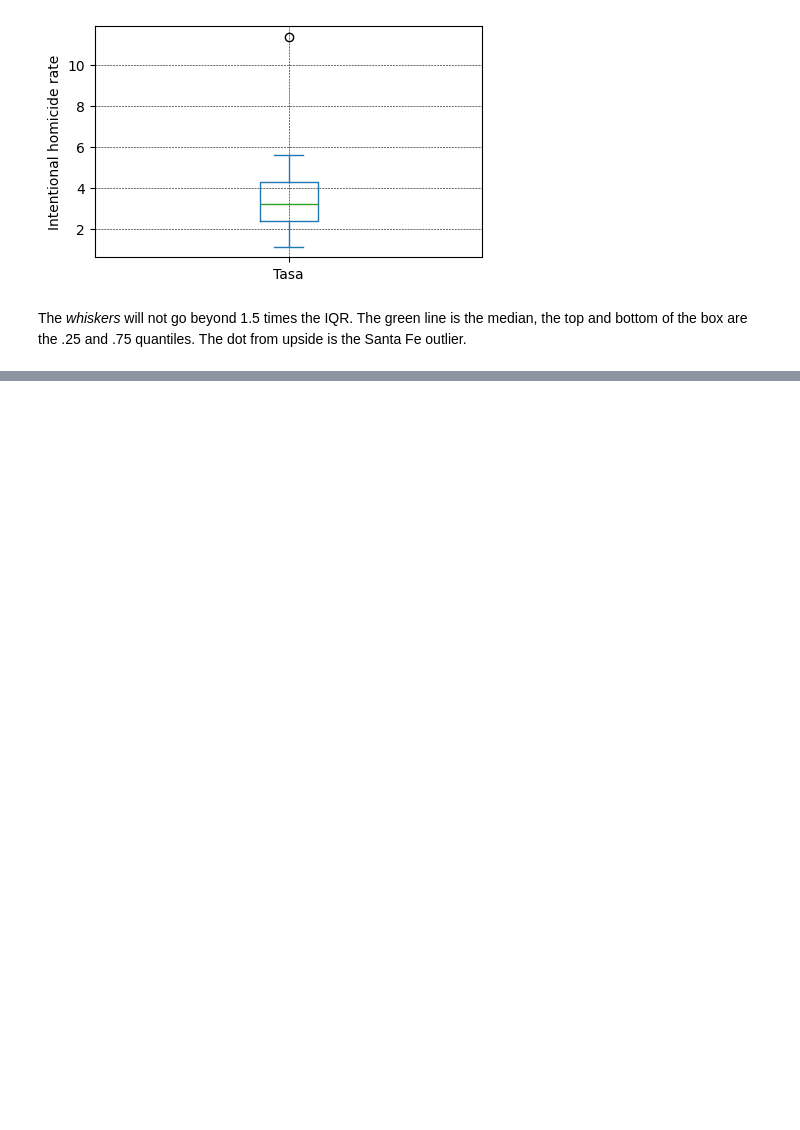
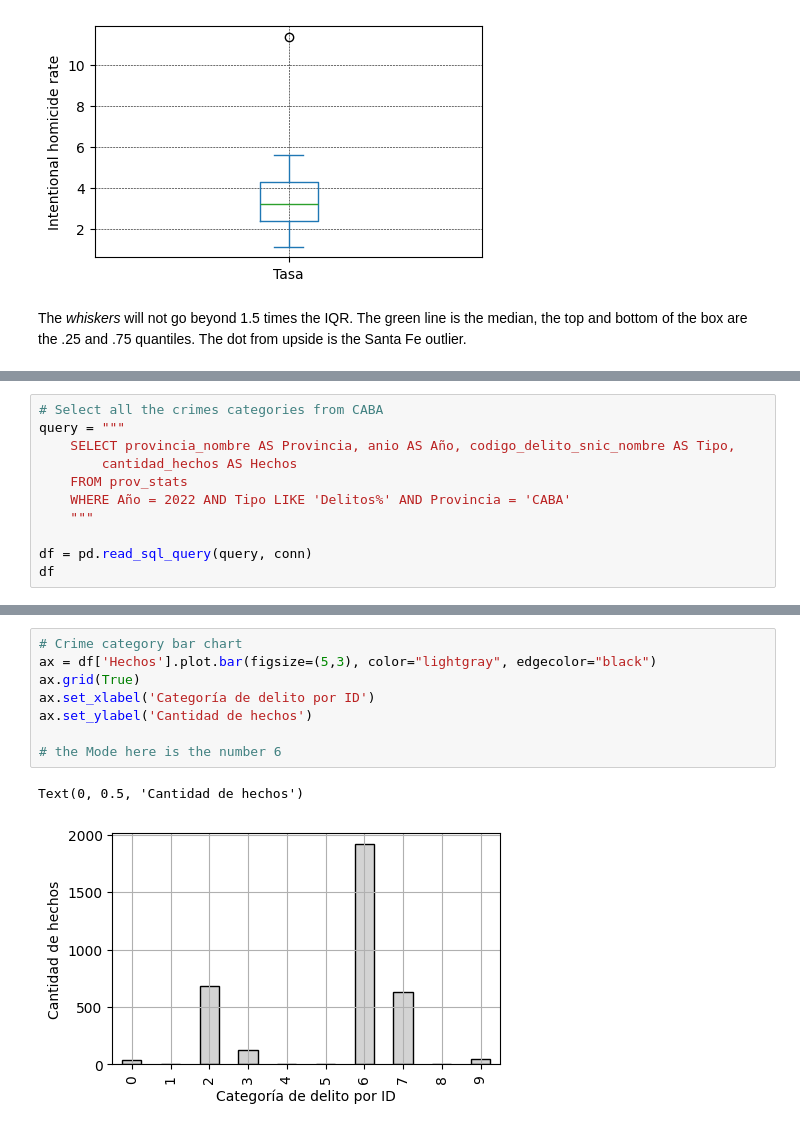
Before and after one commit to matuneville/practical-statistics-book, a Jupyter notebook: src/chapter_01/ExploratoryDataAnalysis_Py.ipynb, the cells around one changed output, grey strips where cells are left out. Cells and saved outputs as stored; diff of their text form; blank space fills up the shorter version.

```diff
--- a/src/chapter_01/ExploratoryDataAnalysis_Py.ipynb
+++ b/src/chapter_01/ExploratoryDataAnalysis_Py.ipynb
@@ -142,0 +135,11 @@ Text(0.5, 0, 'Intentional homicide rate')
+# %%
+# Select all the crimes categories from CABA
+query = """
+    SELECT provincia_nombre AS Provincia, anio AS Año, codigo_delito_snic_nombre AS Tipo,
+        cantidad_hechos AS Hechos
+    FROM prov_stats
+    WHERE Año = 2022 AND Tipo LIKE 'Delitos%' AND Provincia = 'CABA'
+    """
+
+df = pd.read_sql_query(query, conn)
+df
@@ -142,0 +158,11 @@ Text(0.5, 0, 'Intentional homicide rate')
+# %%
+# Crime category bar chart
+ax = df['Hechos'].plot.bar(figsize=(5,3), color="lightgray", edgecolor="black")
+ax.grid(True)
+ax.set_xlabel('Categoría de delito por ID')
+ax.set_ylabel('Cantidad de hechos')
+
+# the Mode here is the number 6
+# %% [output]
+Text(0, 0.5, 'Cantidad de hechos')
+[figure, added]
```
Also changed, not shown: parts of 14 cells of this notebook, 3 other files.
